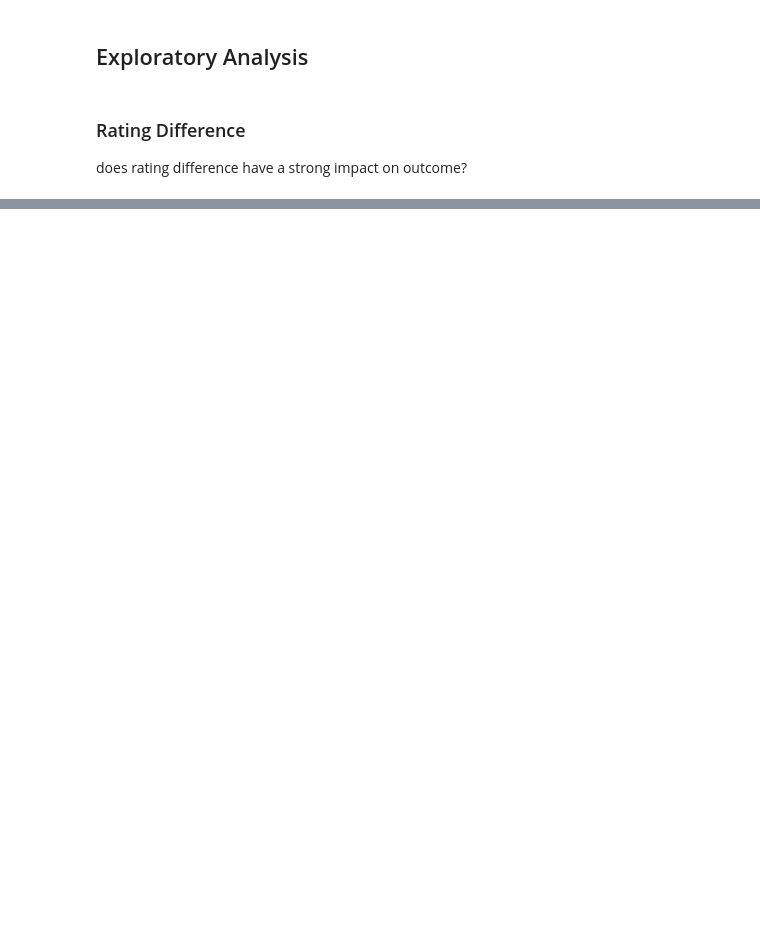
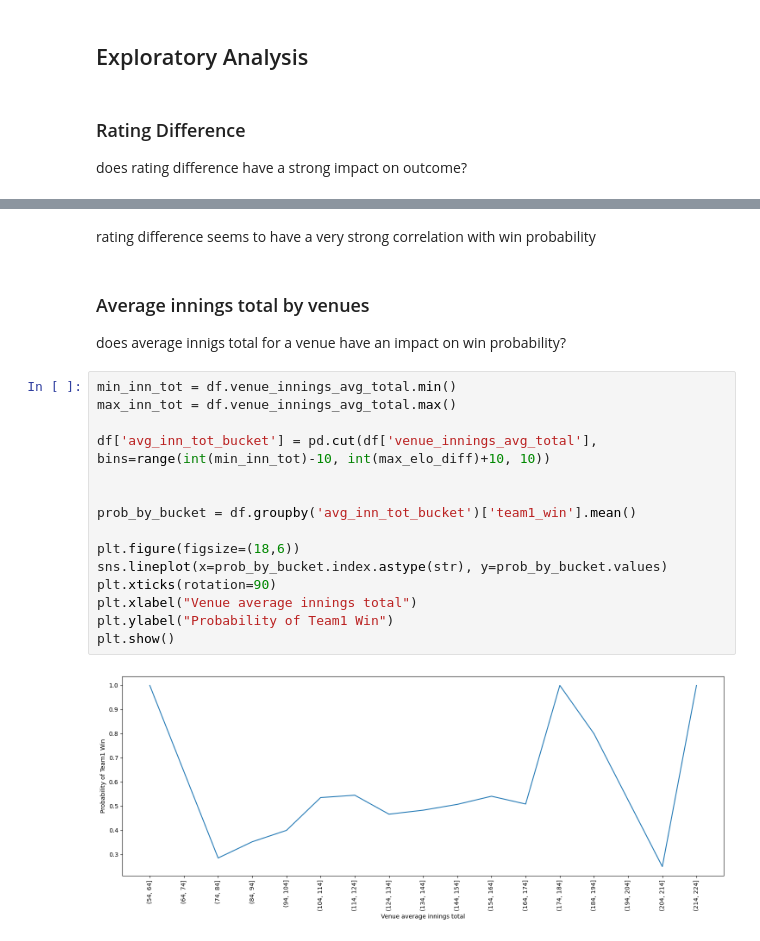
Before and after one commit to zishan044/t20_win_predictor, a Jupyter notebook: notebooks/EDA.ipynb, the cells around one changed output, grey strips where cells are left out. Drawn from its saved outputs; the diff is of its cells as text; blank space fills up the shorter version.

```diff
--- a/notebooks/EDA.ipynb
+++ b/notebooks/EDA.ipynb
@@ -94,0 +165,23 @@ plt.show()
+# %% [markdown]
+rating difference seems to have a very strong correlation with win probability
+# %% [markdown]
+### Average innings total by venues
+
+does average innigs total for a venue have an impact on win probability?
+# %%
+min_inn_tot = df.venue_innings_avg_total.min()
+max_inn_tot = df.venue_innings_avg_total.max()
+
+df['avg_inn_tot_bucket'] = pd.cut(df['venue_innings_avg_total'], bins=range(int(min_inn_tot)-10, int(max_elo_diff)+10, 10))
+
+
+prob_by_bucket = df.groupby('avg_inn_tot_bucket')['team1_win'].mean()
+
+plt.figure(figsize=(18,6))
+sns.lineplot(x=prob_by_bucket.index.astype(str), y=prob_by_bucket.values)
+plt.xticks(rotation=90)
+plt.xlabel("Venue average innings total")
+plt.ylabel("Probability of Team1 Win")
+plt.show()
+# %% [output]
+[figure, added]
```
Also changed, not shown: parts of 23 cells of this notebook, 1 other file.
